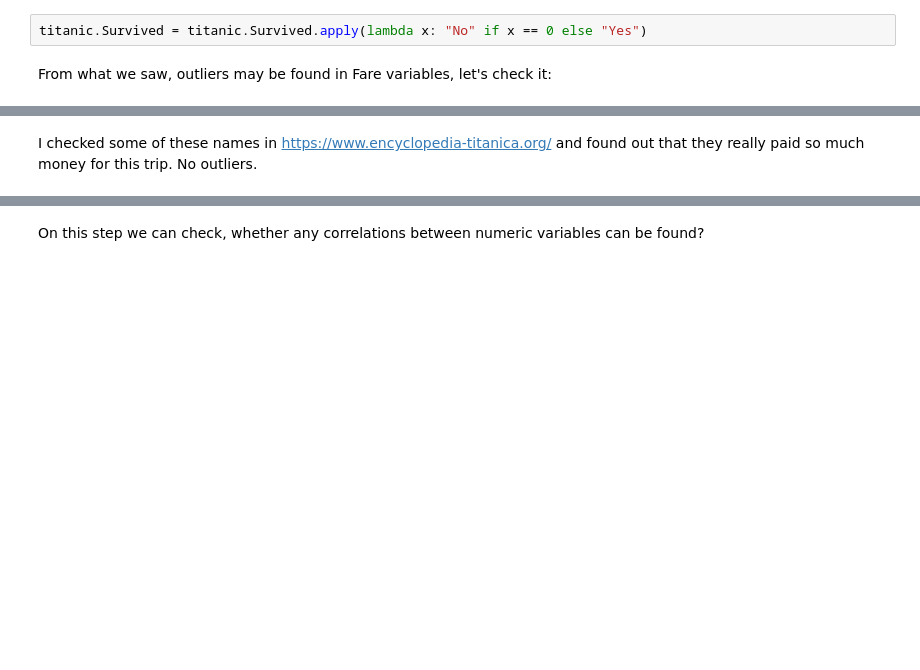
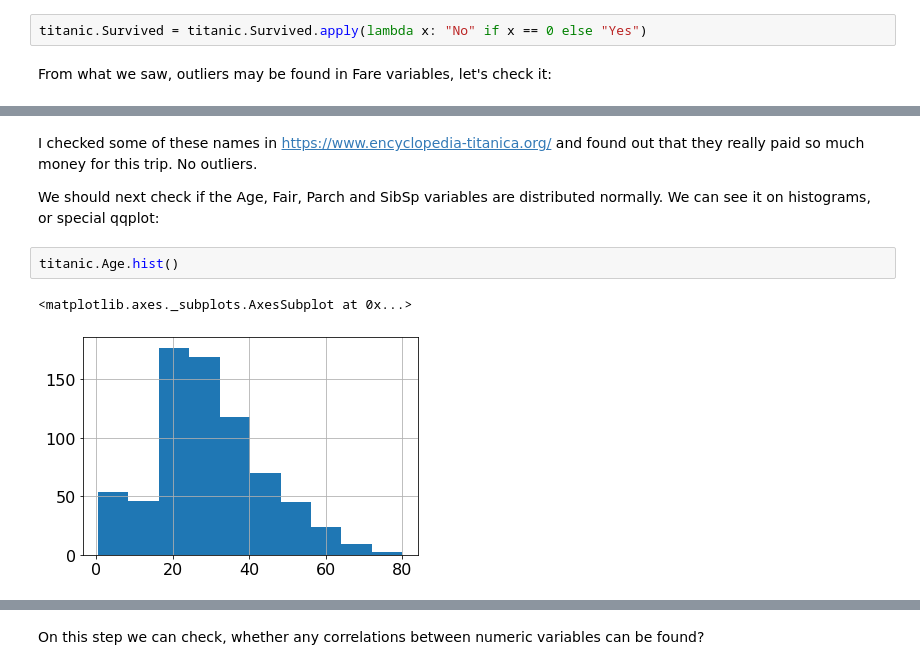
Before and after one commit to daria-nikanorova/BI_2020-2021_Python, a Jupyter notebook: hw_pandas.ipynb, the cells around one changed output, grey strips where cells are left out. Cells and saved outputs as stored; diff of their text form; blank space fills up the shorter version.

Commit message:
Add checking for normal distribution

```diff
--- a/hw_pandas.ipynb
+++ b/hw_pandas.ipynb
@@ -181,3 +182,10 @@ titanic[np.abs(stats.zscore(titanic.Fare)) > 3]
 | 779 | 780 | 1 | 1 | Robert, Mrs. Edward Scott (Elisab... | female | 43.0 | 0 | 1 | 24160 | 211.3375 | ... |
 # %% [markdown]
 I checked some of these names in https://www.encyclopedia-titanica.org/ and found out that they really paid so much money for this trip. No outliers.
+
+We should next check if the Age, Fair, Parch and SibSp variables are distributed normally. We can see it on histograms, or special qqplot:
+# %%
+titanic.Age.hist()
+# %% [output]
+<matplotlib.axes._subplots.AxesSubplot at 0x...>
+[figure, added]
```
Also changed, not shown: parts of 7 cells of this notebook, 1 other file.
